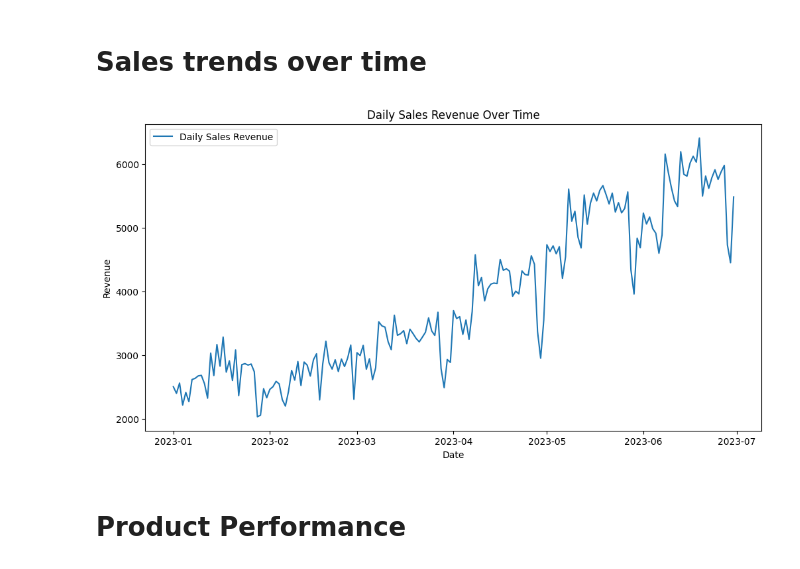
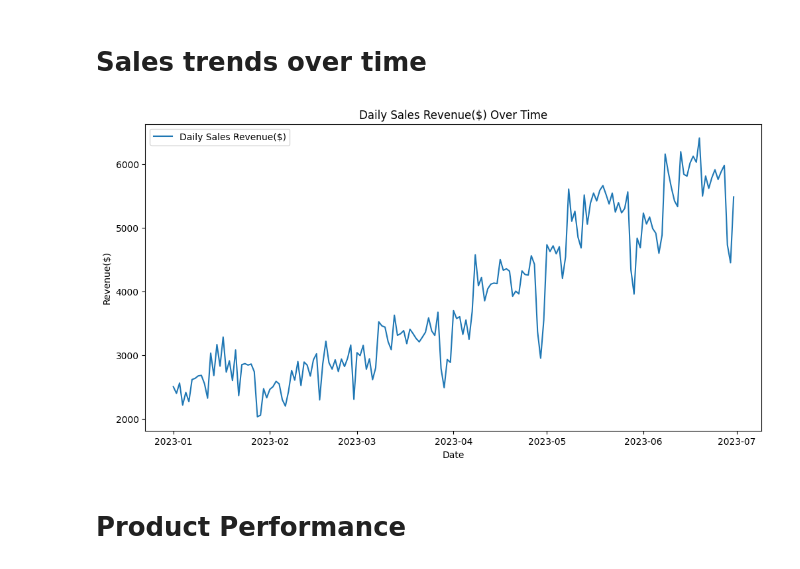
Before and after one commit to Hasibur013/Data-Hackathon, a Jupyter notebook: data_hackathon_visualize.ipynb, the cells around one changed output. Drawn from its saved outputs; the diff is of its cells as text; code cells hidden in the pictures.

```diff
--- a/data_hackathon_visualize.ipynb
+++ b/data_hackathon_visualize.ipynb
@@ -85,14 +83,14 @@ import seaborn as sns
 # %%
 daily_sales = data.groupby('transaction_date')['transaction_revenue'].sum()
 plt.figure(figsize=(12, 6))
-plt.plot(daily_sales.index, daily_sales.values, label='Daily Sales Revenue')
+plt.plot(daily_sales.index, daily_sales.values, label='Daily Sales Revenue($)')
 plt.xlabel('Date')
-plt.ylabel('Revenue')
-plt.title('Daily Sales Revenue Over Time')
+plt.ylabel('Revenue($)')
+plt.title('Daily Sales Revenue($) Over Time')
 plt.legend()
 plt.show()
 # %% [output]
-[figure, old version]
+[figure, new version]
 # %% [markdown]
 # Product Performance
 # %%
```
Also changed, not shown: parts of 24 cells of this notebook, 2 other files.
